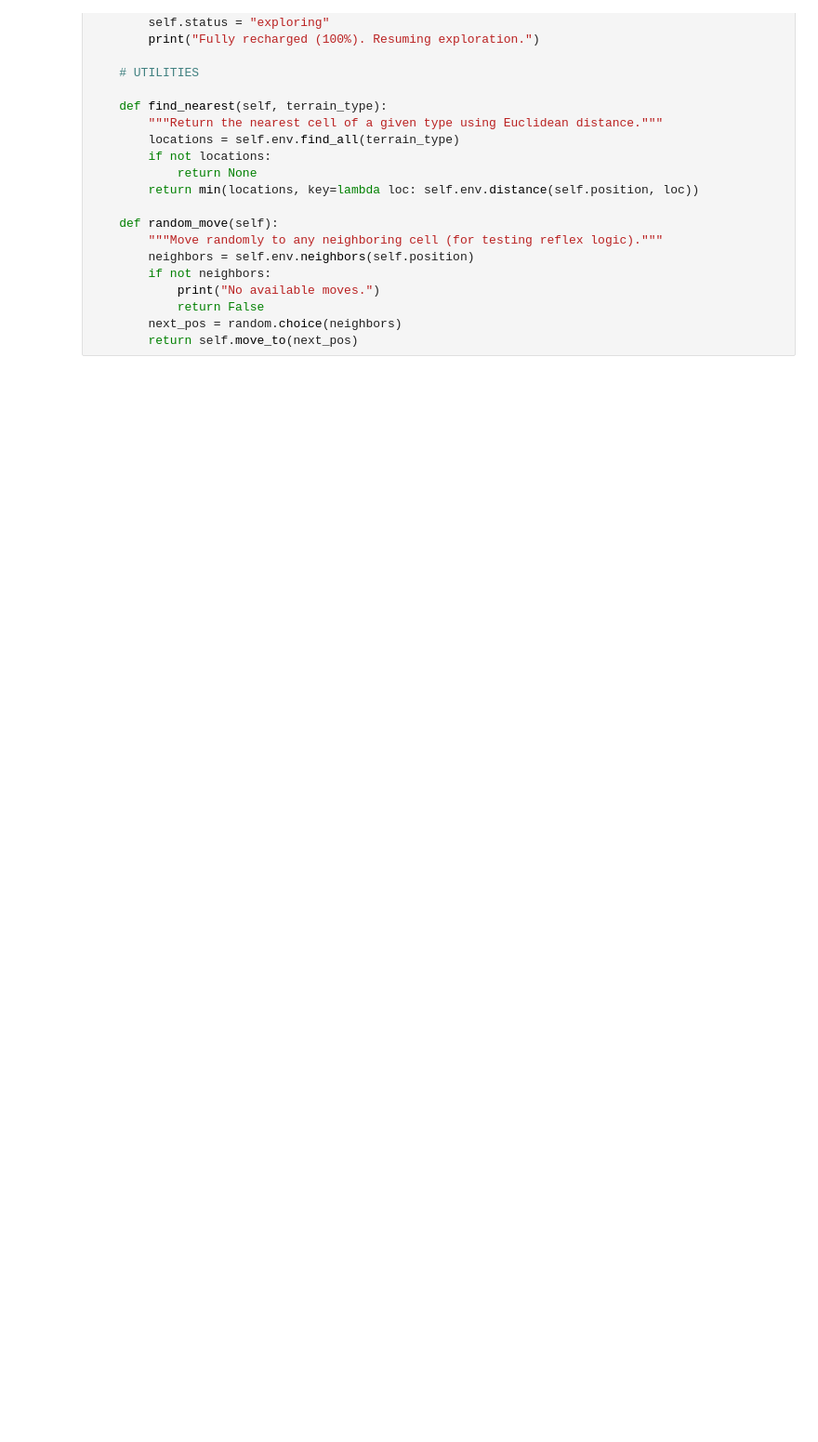
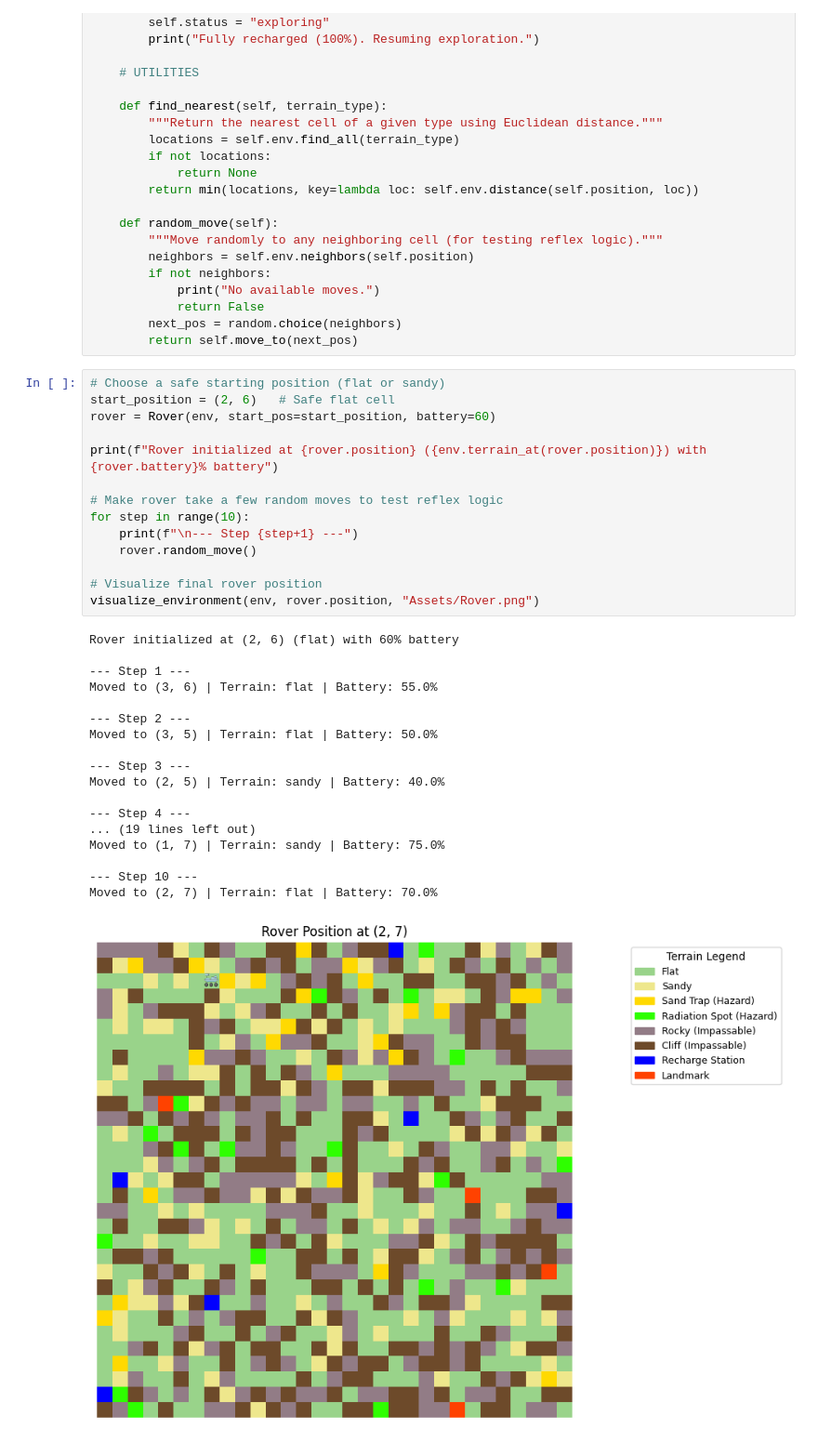
Before and after one commit to parth5757/ML-AI-Data_Science, a Jupyter notebook: Projects/InterPlanetartry Rover/Interplanetary _Rover.ipynb, the cells around one changed output. Shown at 93% size. Cells and saved outputs as stored; diff of their text form; blank space fills up the shorter version.

Commit message:
Choosing starting function like flat or sandy terrain..

```diff
--- a/Projects/InterPlanetartry Rover/Interplanetary _Rover.ipynb
+++ b/Projects/InterPlanetartry Rover/Interplanetary _Rover.ipynb
@@ -394,3 +392,36 @@ class Rover:
             return False
         next_pos = random.choice(neighbors)
         return self.move_to(next_pos)
+# %%
+# Choose a safe starting position (flat or sandy)
+start_position = (2, 6)   # Safe flat cell
+rover = Rover(env, start_pos=start_position, battery=60)
+
+print(f"Rover initialized at {rover.position} ({env.terrain_at(rover.position)}) with {rover.battery}% battery")
+
+# Make rover take a few random moves to test reflex logic
+for step in range(10):
+    print(f"\n--- Step {step+1} ---")
+    rover.random_move()
+
+# Visualize final rover position
+visualize_environment(env, rover.position, "Assets/Rover.png")
+# %% [output]
+Rover initialized at (2, 6) (flat) with 60% battery
+
+--- Step 1 ---
+Moved to (3, 6) | Terrain: flat | Battery: 55.0%
+
+--- Step 2 ---
+Moved to (3, 5) | Terrain: flat | Battery: 50.0%
+
+--- Step 3 ---
+Moved to (2, 5) | Terrain: sandy | Battery: 40.0%
+
+--- Step 4 ---
+... (19 lines left out)
+Moved to (1, 7) | Terrain: sandy | Battery: 75.0%
+
+--- Step 10 ---
+Moved to (2, 7) | Terrain: flat | Battery: 70.0%
+[figure, added]
```
Also changed, not shown: parts of 1 cell of this notebook.
